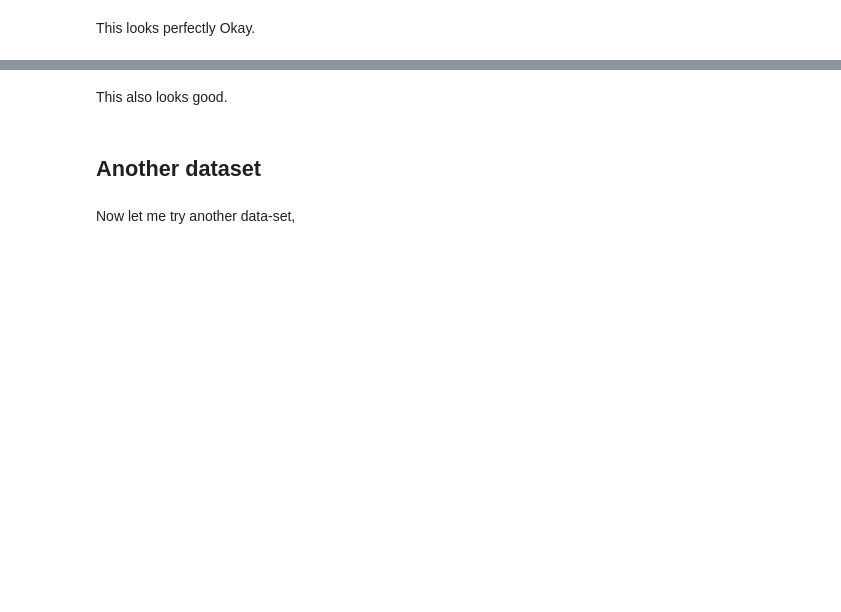
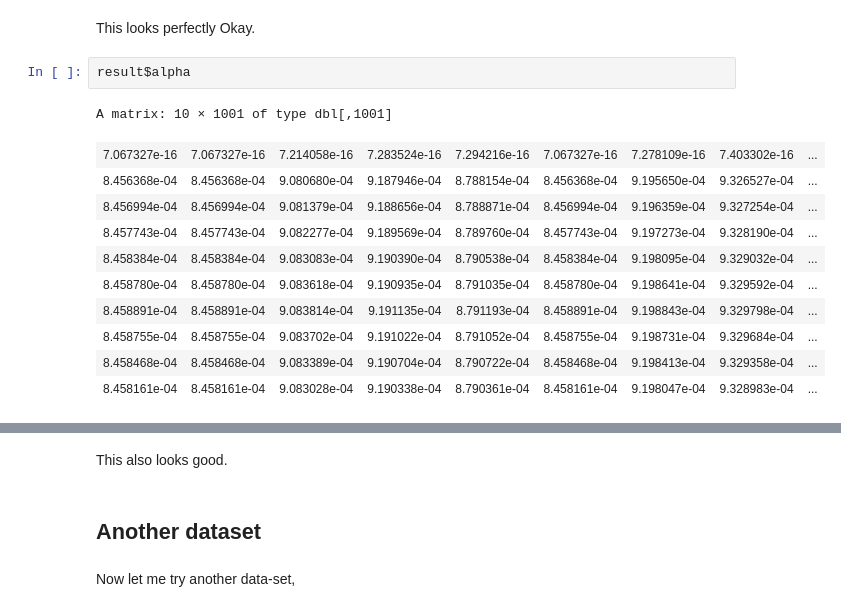
Before and after one commit to stephenslab/mvsusieR, a Jupyter notebook: inst/prototypes/lfsr_for_CS.ipynb, the cells around one changed output, grey strips where cells are left out. Drawn from its saved outputs; the diff is of its cells as text; blank space fills up the shorter version.

```diff
--- a/inst/prototypes/lfsr_for_CS.ipynb
+++ b/inst/prototypes/lfsr_for_CS.ipynb
@@ -76,3 +79,17 @@ pip[true_idx,]
 # %% [markdown]
 This looks perfectly Okay.
+# %%
+result$alpha
+# %% [output]
+A matrix: 10 × 1001 of type dbl[,1001]
+| 7.067327e-16 | 7.067327e-16 | 7.214058e-16 | 7.283524e-16 | 7.294216e-16 | 7.067327e-16 | 7.278109e-16 | 7.403302e-16 | ... |
+| 8.456368e-04 | 8.456368e-04 | 9.080680e-04 | 9.187946e-04 | 8.788154e-04 | 8.456368e-04 | 9.195650e-04 | 9.326527e-04 | ... |
+| 8.456994e-04 | 8.456994e-04 | 9.081379e-04 | 9.188656e-04 | 8.788871e-04 | 8.456994e-04 | 9.196359e-04 | 9.327254e-04 | ... |
+| 8.457743e-04 | 8.457743e-04 | 9.082277e-04 | 9.189569e-04 | 8.789760e-04 | 8.457743e-04 | 9.197273e-04 | 9.328190e-04 | ... |
+| 8.458384e-04 | 8.458384e-04 | 9.083083e-04 | 9.190390e-04 | 8.790538e-04 | 8.458384e-04 | 9.198095e-04 | 9.329032e-04 | ... |
+| 8.458780e-04 | 8.458780e-04 | 9.083618e-04 | 9.190935e-04 | 8.791035e-04 | 8.458780e-04 | 9.198641e-04 | 9.329592e-04 | ... |
+| 8.458891e-04 | 8.458891e-04 | 9.083814e-04 | 9.191135e-04 | 8.791193e-04 | 8.458891e-04 | 9.198843e-04 | 9.329798e-04 | ... |
+| 8.458755e-04 | 8.458755e-04 | 9.083702e-04 | 9.191022e-04 | 8.791052e-04 | 8.458755e-04 | 9.198731e-04 | 9.329684e-04 | ... |
+| 8.458468e-04 | 8.458468e-04 | 9.083389e-04 | 9.190704e-04 | 8.790722e-04 | 8.458468e-04 | 9.198413e-04 | 9.329358e-04 | ... |
+| 8.458161e-04 | 8.458161e-04 | 9.083028e-04 | 9.190338e-04 | 8.790361e-04 | 8.458161e-04 | 9.198047e-04 | 9.328983e-04 | ... |
 # %%
```
Also changed, not shown: parts of 13 cells of this notebook, 39 other files.
